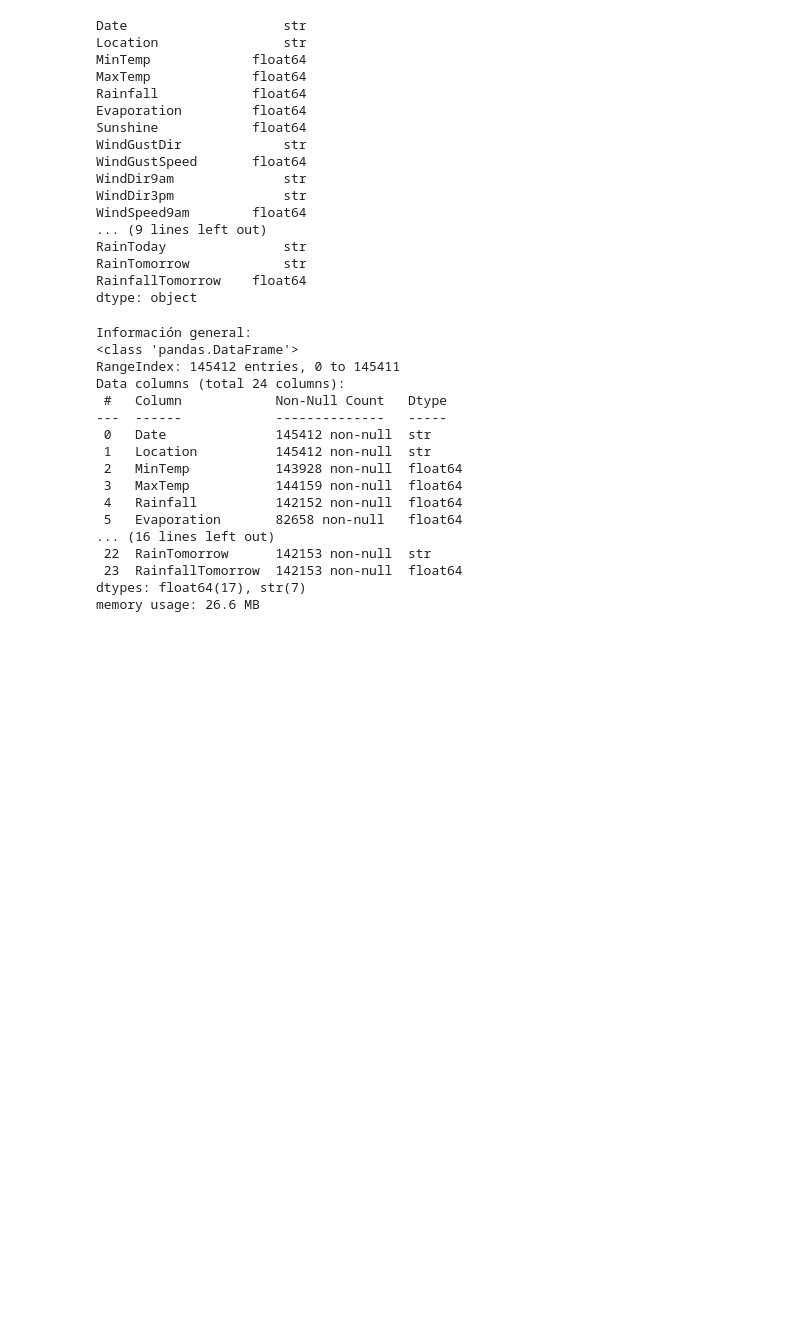
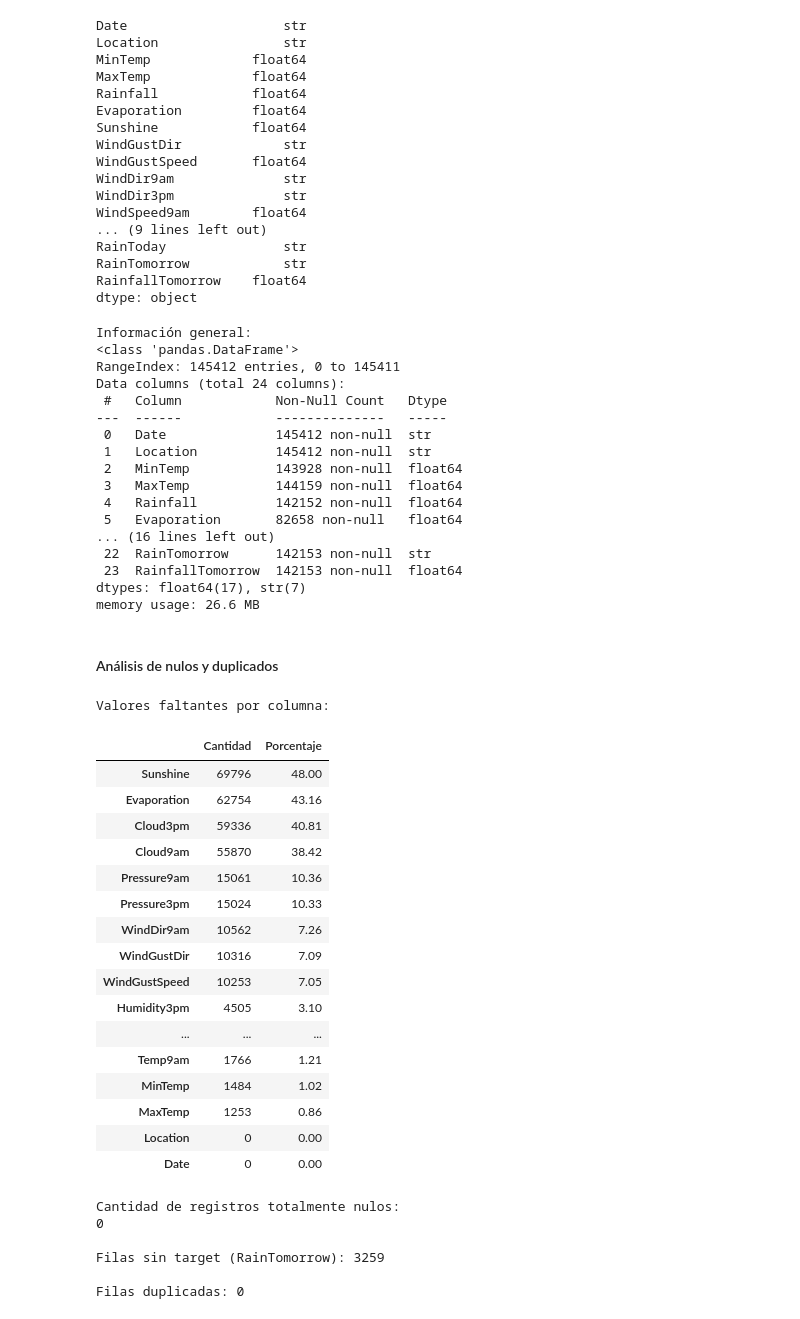
Before and after one commit to AlvaTF/TP-AA1-Ruiz-Toledo-Mendoza, a Jupyter notebook: TP_2/TP_clasificacion_AA1.ipynb, the cells around one changed output. Cells and saved outputs as stored; diff of their text form; code cells hidden in the pictures; blank space fills up the shorter version.

```diff
--- a/TP_2/TP_clasificacion_AA1.ipynb
+++ b/TP_2/TP_clasificacion_AA1.ipynb
@@ -92,3 +92,46 @@ Data columns (total 24 columns):
  23  RainfallTomorrow  142153 non-null  float64
 dtypes: float64(17), str(7)
 memory usage: 26.6 MB
+# %% [markdown]
+#### Análisis de nulos y duplicados
+# %%
+print("Valores faltantes por columna:")
+
+nulos = pd.DataFrame({
+    "Cantidad": df.isnull().sum(),
+    "Porcentaje": round(df.isnull().mean()*100,2)
+})
+
+display(nulos.sort_values("Porcentaje", ascending=False))
+
+print(f"\nCantidad de registros totalmente nulos:")
+print(len(df[df.isna().all(axis=1)]))
+
+print("\nFilas sin target (RainTomorrow):", df['RainTomorrow'].isnull().sum())
+
+print(f"\nFilas duplicadas: {df.duplicated().sum()}")
+# %% [output]
+Valores faltantes por columna:
+|  | Cantidad | Porcentaje |
+| Sunshine | 69796 | 48.00 |
+| Evaporation | 62754 | 43.16 |
+| Cloud3pm | 59336 | 40.81 |
+| Cloud9am | 55870 | 38.42 |
+| Pressure9am | 15061 | 10.36 |
+| Pressure3pm | 15024 | 10.33 |
+| WindDir9am | 10562 | 7.26 |
+| WindGustDir | 10316 | 7.09 |
+| WindGustSpeed | 10253 | 7.05 |
+| Humidity3pm | 4505 | 3.10 |
+| ... | ... | ... |
+| Temp9am | 1766 | 1.21 |
+| MinTemp | 1484 | 1.02 |
+| MaxTemp | 1253 | 0.86 |
+| Location | 0 | 0.00 |
+| Date | 0 | 0.00 |
+Cantidad de registros totalmente nulos:
+0
+
+Filas sin target (RainTomorrow): 3259
+
+Filas duplicadas: 0
```
Also changed, not shown: parts of 7 cells of this notebook.
